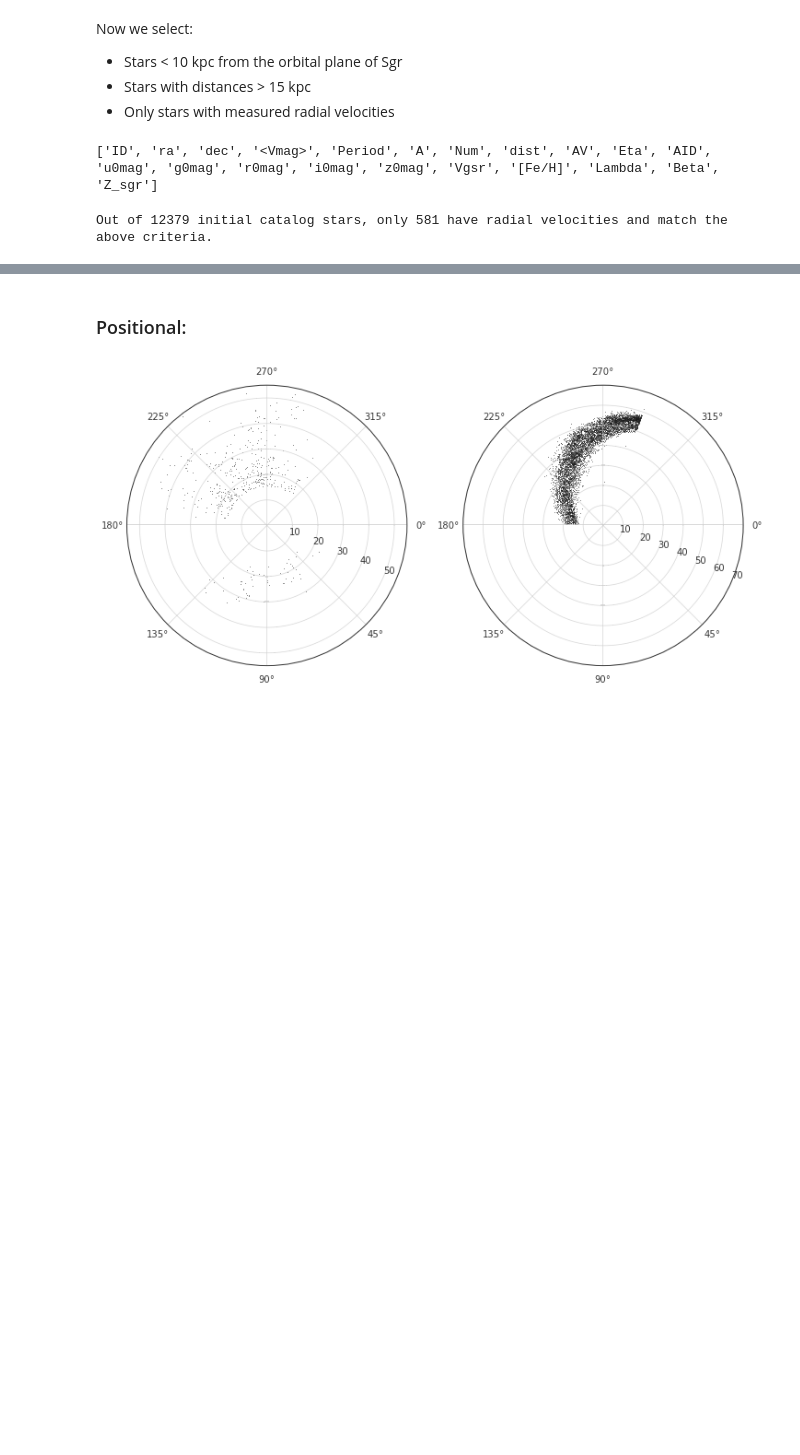
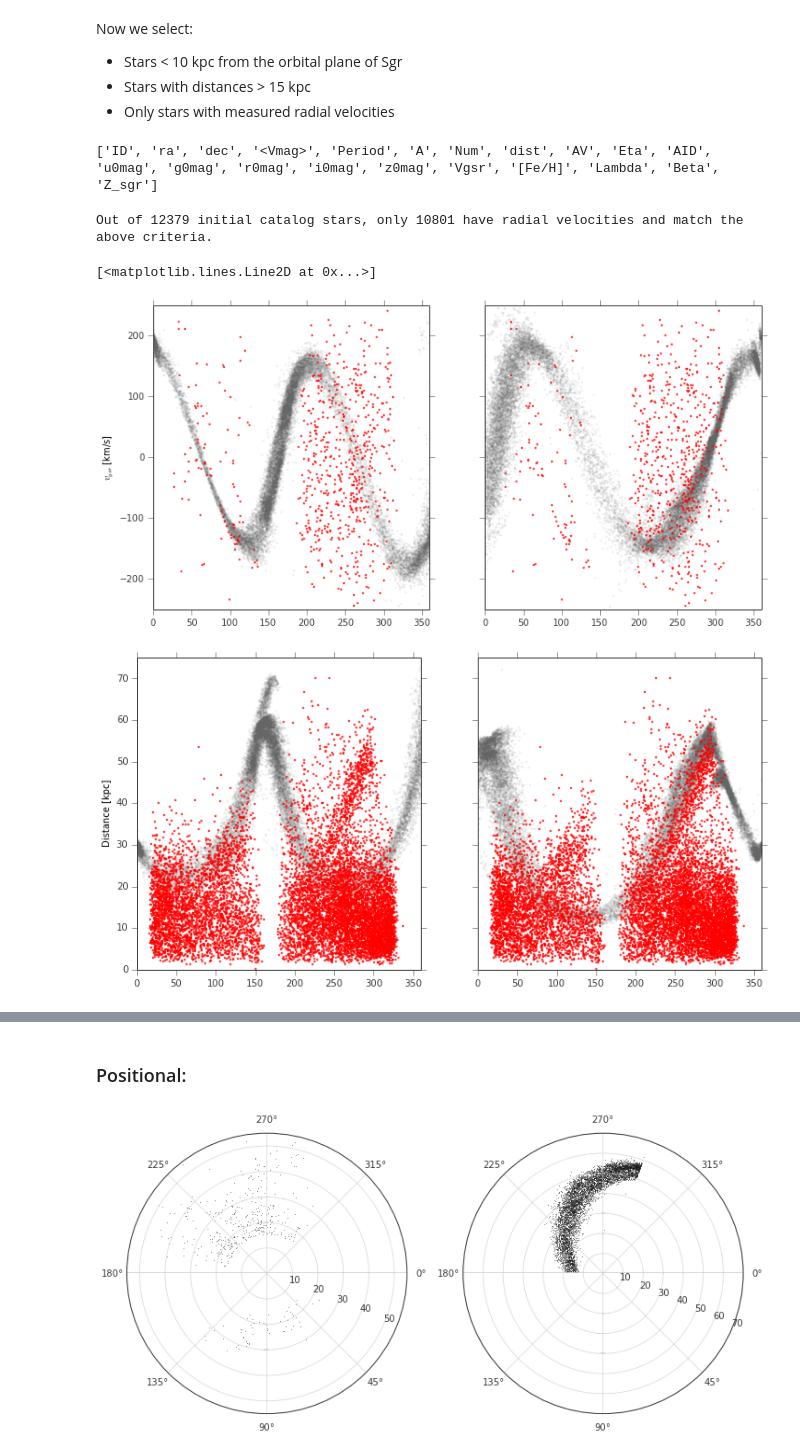
Before and after one commit to adrn/streams, a Jupyter notebook: text/notebooks/Spitzer RR Lyrae Selection.ipynb, the cells around one changed output, grey strips where cells are left out. Cells and saved outputs as stored; diff of their text form; code cells hidden in the pictures; blank space fills up the shorter version.

```diff
--- a/text/notebooks/Spitzer RR Lyrae Selection.ipynb
+++ b/text/notebooks/Spitzer RR Lyrae Selection.ipynb
@@ -36,11 +38,35 @@ print catalina.colnames
 # %% [output]
 ['ID', 'ra', 'dec', '<Vmag>', 'Period', 'A', 'Num', 'dist', 'AV', 'Eta', 'AID', 'u0mag', 'g0mag', 'r0mag', 'i0mag', 'z0mag', 'Vgsr', '[Fe/H]', 'Lambda', 'Beta', 'Z_sgr']
 # %%
-sgr_catalina = catalina[np.fabs(catalina["Z_sgr"]) < 10.]
-sgr_catalina = sgr_catalina[sgr_catalina["dist"] > 10]
-sgr_catalina = sgr_catalina[~sgr_catalina["Vgsr"].mask]
+sgr_catalina = catalina[np.fabs(catalina["Z_sgr"]) < 12.]
+#sgr_catalina = sgr_catalina[sgr_catalina["dist"] > 10]
+#sgr_catalina = sgr_catalina[~sgr_catalina["Vgsr"].mask]
 msg = "Out of {0} initial catalog stars, only {1} have radial velocities and match the above criteria."
 print msg.format(len(catalina), len(sgr_catalina))
 # %% [output]
-Out of 12379 initial catalog stars, only 581 have radial velocities and match the above criteria.
+Out of 12379 initial catalog stars, only 10801 have radial velocities and match the above criteria.
+# %%
+fig,axes = subplots(1, 2, figsize=(12,6), sharex=True, sharey=True)
+axes[0].plot(lm10["Lambda"][lm10['Lmflag']==-1], lm10["vgsr"][lm10['Lmflag']==-1], marker='.', linestyle='none', alpha=0.1, c='#666666')
+axes[0].plot(sgr_catalina["Lambda"], sgr_catalina["Vgsr"], marker='.', linestyle='none', alpha=0.75, c='r')
+axes[0].set_xlim(0, 360)
+axes[0].set_ylim(-250, 250)
+axes[0].set_ylabel(r"$v_{gsr}$ [km/s]")
+
+axes[1].plot(lm10["Lambda"][lm10['Lmflag']==1], lm10["vgsr"][lm10['Lmflag']==1], marker='.', linestyle='none', alpha=0.1, c='#666666')
+axes[1].plot(sgr_catalina["Lambda"], sgr_catalina["Vgsr"], marker='.', linestyle='none', alpha=0.75, c='r')
+
+fig,axes = subplots(1, 2, figsize=(12,6), sharex=True, sharey=True)
+axes[0].plot(lm10["Lambda"][lm10['Lmflag']==-1], lm10["dist"][lm10['Lmflag']==-1], marker='.', linestyle='none', alpha=0.1, c='#666666')
+axes[0].plot(sgr_catalina["Lambda"], sgr_catalina["dist"], marker='.', linestyle='none', alpha=0.75, c='r')
+axes[0].set_xlim(0, 360)
+axes[0].set_ylim(0, 75)
+axes[0].set_ylabel("Distance [kpc]")
+
+axes[1].plot(lm10["Lambda"][lm10['Lmflag']==1], lm10["dist"][lm10['Lmflag']==1], marker='.', linestyle='none', alpha=0.1, c='#666666')
+axes[1].plot(sgr_catalina["Lambda"], sgr_catalina["dist"], marker='.', linestyle='none', alpha=0.75, c='r')
+# %% [output]
+[<matplotlib.lines.Line2D at 0x...>]
+[figure, added]
+[figure, added]
 # %%
```
Also changed, not shown: parts of 27 cells of this notebook.
